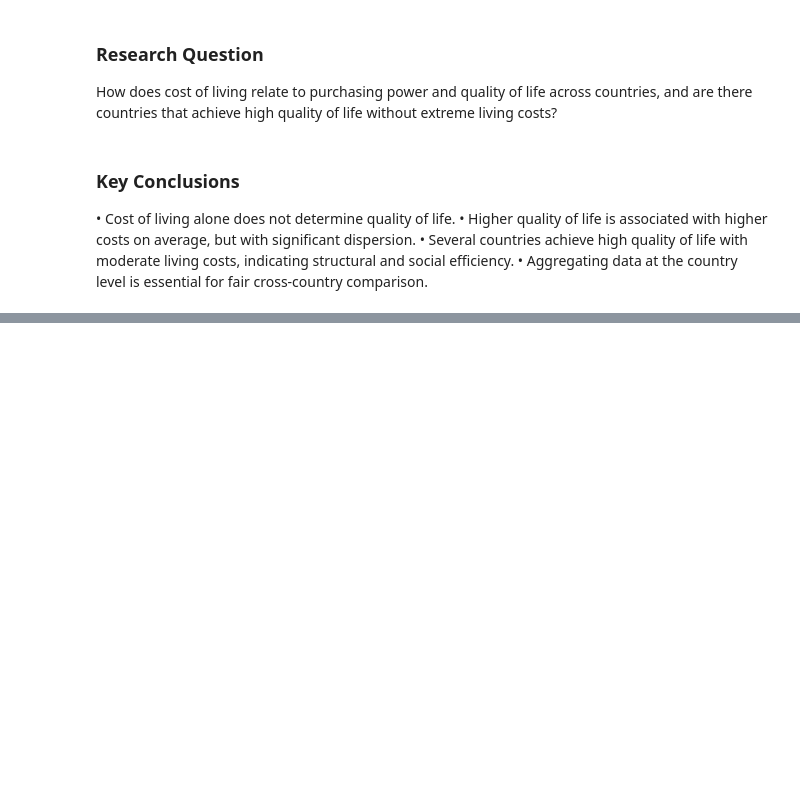
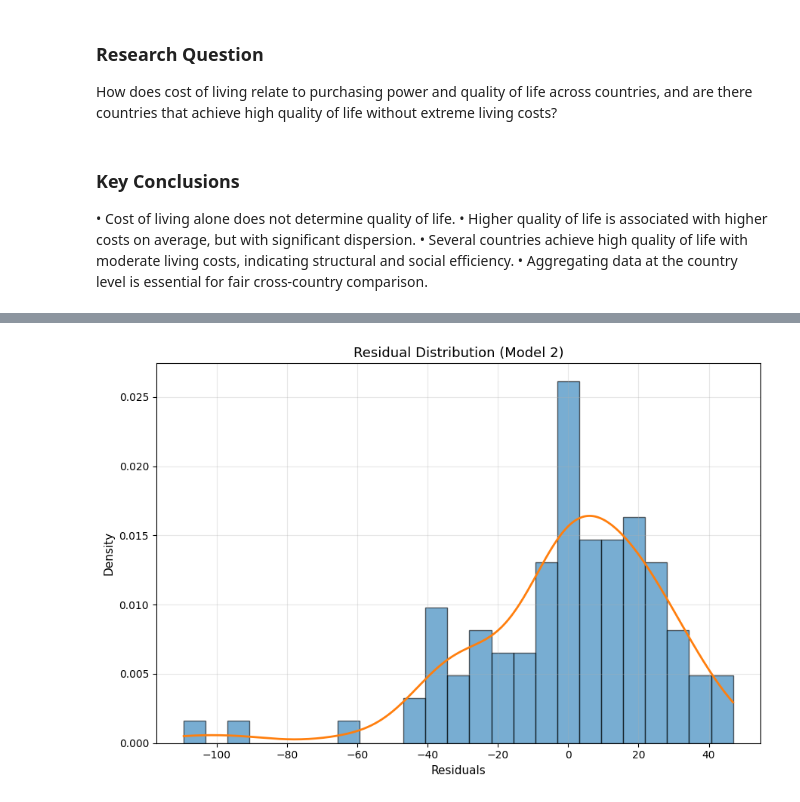
Before and after one commit to Dawitlior/quality_of_life.ipynb, a Jupyter notebook: quality_of_life.ipynb, the cells around one changed output, grey strips where cells are left out. Cells and saved outputs as stored; diff of their text form; code cells hidden in the pictures; blank space fills up the shorter version.

```diff
--- a/quality_of_life.ipynb
+++ b/quality_of_life.ipynb
@@ -536,0 +665,5 @@ and are there countries that achieve high quality of life without extreme living
+# %%
+X2 = sm.add_constant(reg[['Cost of Living Index', 'Purchasing Power Index']])
+m2 = sm.OLS(y, X2).fit()
+
+print(m2.summary())
@@ -536,0 +724,12 @@ and are there countries that achieve high quality of life without extreme living
+# %%
+resid = m2.resid
+fitted = m2.fittedvalues
+
+bp_test = het_breuschpagan(resid, m2.model.exog)
+bp_labels = ['LM stat', 'LM p-value', 'F stat', 'F p-value']
+bp = dict(zip(bp_labels, bp_test))
+
+jb_stat, jb_p, skew, kurt = jarque_bera(resid)
+jb = {'JB stat': jb_stat, 'JB p-value': jb_p, 'Skew': skew, 'Kurtosis': kurt}
+
+bp, jb
@@ -536,0 +745,28 @@ and are there countries that achieve high quality of life without extreme living
+# %%
+plt.figure(figsize=(9,6))
+
+plt.hist(
+    resid,
+    bins=25,
+    density=True,
+    alpha=0.6,
+    edgecolor='black'
+)
+
+# Density curve
+import numpy as np
+from scipy.stats import gaussian_kde
+
+density = gaussian_kde(resid)
+xs = np.linspace(resid.min(), resid.max(), 300)
+plt.plot(xs, density(xs), linewidth=2)
+
+plt.xlabel('Residuals', fontsize=11)
+plt.ylabel('Density', fontsize=11)
+plt.title('Residual Distribution (Model 2)', fontsize=13)
+
+plt.grid(alpha=0.3)
+plt.tight_layout()
+plt.show()
+# %% [output]
+[figure, added]
```
Also changed, not shown: parts of 13 cells of this notebook.
